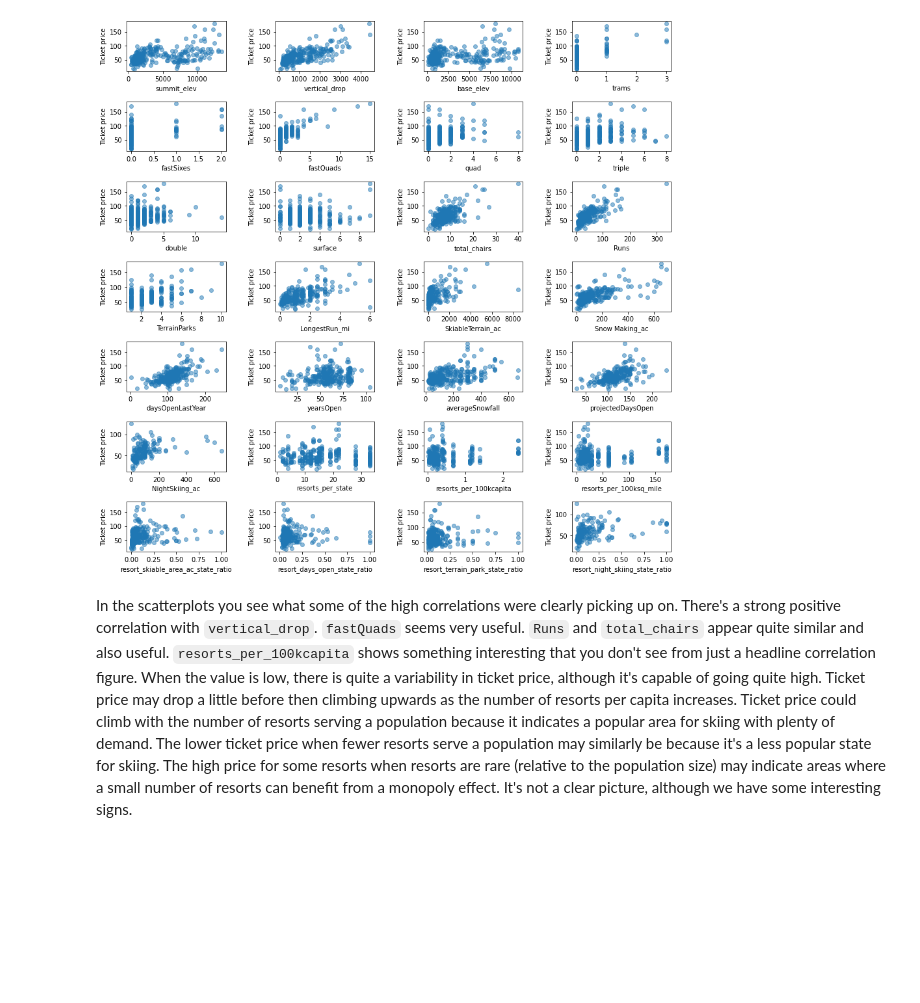
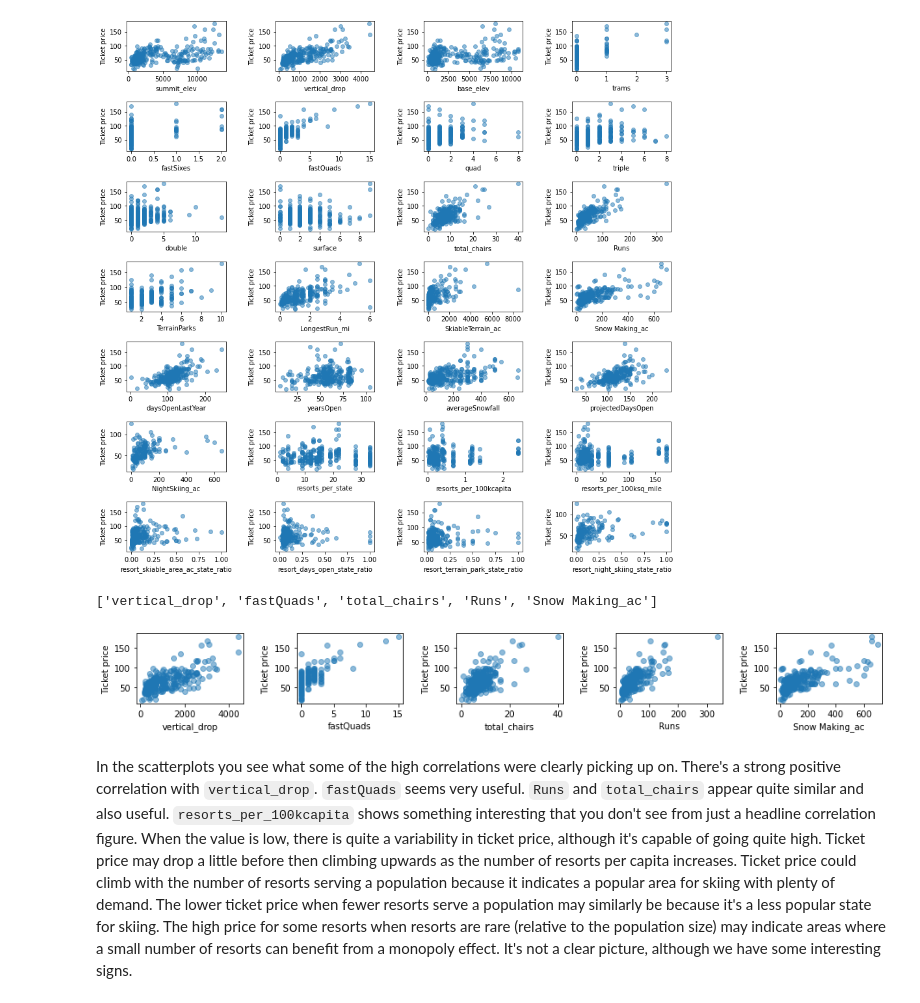
Before and after one commit to sangeetajay/Springboard, a Jupyter notebook: DataScienceGuidedCapstone-master/Notebooks/Unit_6_03_exploratory_data_analysis_completed.ipynb, the cells around one changed output. Saved outputs shown, nothing was run; the diff lists cells and outputs as text; code cells hidden in the pictures; blank space fills up the shorter version.

```diff
--- a/DataScienceGuidedCapstone-master/Notebooks/Unit_6_03_exploratory_data_analysis_completed.ipynb
+++ b/DataScienceGuidedCapstone-master/Notebooks/Unit_6_03_exploratory_data_analysis_completed.ipynb
@@ -868,6 +871,19 @@ features = [feature for feature in ski_data.columns if feature not in ['Name', '
 scatterplots(features, ncol=4, figsize=(15, 15))
 # %% [output]
 [figure]
+# %%
+#making a figure with features of interest#
+#Use a list comprehension to build a list of features from the columns of `ski_data` that
+#are _not_ any of 'Name', 'Region', 'state', or 'AdultWeekend'
+features_of_interest = [feature for feature in ski_data.columns if feature in ['fastQuads', 'total_chairs', 'Runs', 'vertical_drop', 'Snow Making_ac']]
+# %%
+print(features_of_interest)
+# %% [output]
+['vertical_drop', 'fastQuads', 'total_chairs', 'Runs', 'Snow Making_ac']
+# %%
+scatterplots(features_of_interest, ncol=5, figsize=(15.5, 1.5))
+# %% [output]
+[figure, added]
 # %% [markdown]
 In the scatterplots you see what some of the high correlations were clearly picking up on. There's a strong positive correlation with `vertical_drop`. `fastQuads` seems very useful. `Runs` and `total_chairs` appear quite similar and also useful. `resorts_per_100kcapita` shows something interesting that you don't see from just a headline correlation figure. When the value is low, there is quite a variability in ticket price, although it's capable of going quite high. Ticket price may drop a little before then climbing upwards as the number of resorts per capita increases. Ticket price could climb with the number of resorts serving a population because it indicates a popular area for skiing with plenty of demand. The lower ticket price when fewer resorts serve a population may similarly be because it's a less popular state for skiing. The high price for some resorts when resorts are rare (relative to the population size) may indicate areas where a small number of resorts can benefit from a monopoly effect. It's not a clear picture, although we have some interesting signs.
 # %% [markdown]
```
Also changed, not shown: parts of 1 cell of this notebook.
